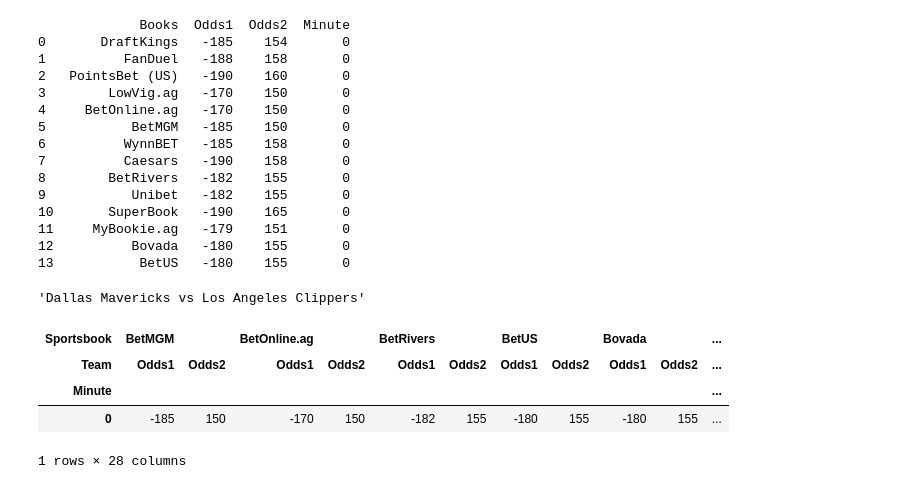
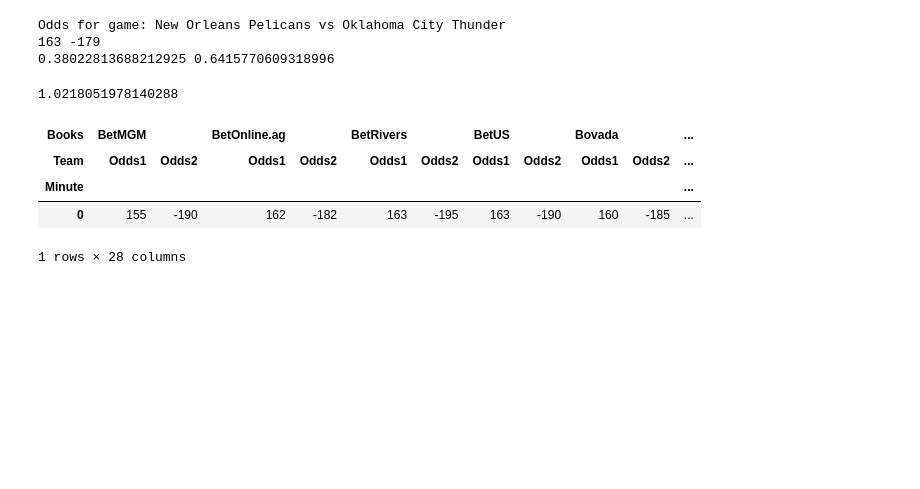
Before and after one commit to thomas211738/SBA, a Jupyter notebook: scraping.ipynb, the cells around one changed output. Cells and saved outputs as stored; diff of their text form; code cells hidden in the pictures; blank space fills up the shorter version.

```diff
--- a/scraping.ipynb
+++ b/scraping.ipynb
@@ -104,49 +105,42 @@ def find_probs(b1, b2):
 sports = [ 'baseball_kbo', 'baseball_mlb', 'baseball_mlb_world_series_winner', 'baseball_ncaa', 'baseball_npb', 'basketball_euroleague', 'basketball_nba', 'basketball_nba_championship_winner', 'basketball_wnba', 'golf_masters_tournament_winner', 'golf_pga_championship_winner', 'golf_the_open_championship_winner', 'golf_us_open_winner', 'icehockey_nhl', 'icehockey_nhl_championship_winner', 'icehockey_sweden_allsvenskan', 'icehockey_sweden_hockey_league', 'politics_us_presidential_election_winner', 'rugbyleague_nrl']
 # %%
 nba_odds = get_sport_teams_odds('basketball_nba')
-# %%
-knicks_IO = nba_odds[1][1]
-print(knicks_IO)
-nba_odds[1][0]
-# %% [output]
-             Books  Odds1  Odds2  Minute
-0       DraftKings   -185    154       0
-1          FanDuel   -188    158       0
-2   PointsBet (US)   -190    160       0
-3        LowVig.ag   -170    150       0
-4     BetOnline.ag   -170    150       0
-5           BetMGM   -185    150       0
-6          WynnBET   -185    158       0
-7          Caesars   -190    158       0
-8        BetRivers   -182    155       0
-9           Unibet   -182    155       0
-10       SuperBook   -190    165       0
-11     MyBookie.ag   -179    151       0
-12          Bovada   -180    155       0
-13           BetUS   -180    155       0
-'Dallas Mavericks vs Los Angeles Clippers'
+# %%
+game_ex = nba_odds[1][1]
+
+max_odds1 = game_ex['Odds1'].max()
+max_odds2 = game_ex['Odds2'].max()
+
+print(f'Odds for game: {nba_odds[1][0]}')
+print(max_odds1, max_odds2)
+find_probs(max_odds1, max_odds2)
+# %% [output]
+Odds for game: New Orleans Pelicans vs Oklahoma City Thunder
+163 -179
+0.38022813688212925 0.6415770609318996
+1.0218051978140288
 # %%
-knicks_IO['Minute'] = [0] * 14
+game_ex['Minute'] = [0] * len(game_ex)
 
 # Melt the DataFrame to create separate rows for each 'Books' and 'Odds' pair
-melted_df = pd.melt(knicks_IO, id_vars=['Books', 'Minute'], value_vars=['Odds1', 'Odds2'], var_name='Team', value_name='Odds')
+melted_df = pd.melt(game_ex, id_vars=['Books', 'Minute'], value_vars=['Odds1', 'Odds2'], var_name='Team', value_name='Odds')
 
 # Create a MultiIndex from the 'Books' and 'Team' columns
 melted_df.set_index(['Books', 'Team', 'Minute'], inplace=True)
 
 melted_df = melted_df.sort_index(level=['Books', 'Team'])
 # Reshape the DataFrame to have 'Books' and 'Team' as columns and 'Minute' as index
 nba_game_odds = melted_df.unstack(level=['Books', 'Team'])
 
 # Drop the first level of the MultiIndex ('Odds') from the columns
 nba_game_odds.columns = nba_game_odds.columns.droplevel(0)
 
 # Rename the columns to match the desired format
-nba_game_odds.columns = pd.MultiIndex.from_tuples([(book, team) for book in nba_game_odds.columns.levels[0] for team in nba_game_odds.columns.levels[1]], names=['Sportsbook', 'Team'])
+nba_game_odds.columns = pd.MultiIndex.from_tuples([(book, team) for book in nba_game_odds.columns.levels[0] for team in nba_game_odds.columns.levels[1]], names=['Books', 'Team'])
 nba_game_odds
 # %% [output]
-| Sportsbook | BetMGM |  | BetOnline.ag |  | BetRivers |  | BetUS |  | Bovada |  | ... |
+| Books | BetMGM |  | BetOnline.ag |  | BetRivers |  | BetUS |  | Bovada |  | ... |
 | Team | Odds1 | Odds2 | Odds1 | Odds2 | Odds1 | Odds2 | Odds1 | Odds2 | Odds1 | Odds2 | ... |
 | Minute |  |  |  |  |  |  |  |  |  |  | ... |
-| 0 | -185 | 150 | -170 | 150 | -182 | 155 | -180 | 155 | -180 | 155 | ... |
+| 0 | 155 | -190 | 162 | -182 | 163 | -195 | 163 | -190 | 160 | -185 | ... |
 1 rows × 28 columns
```
Also changed, not shown: parts of 11 cells of this notebook.
